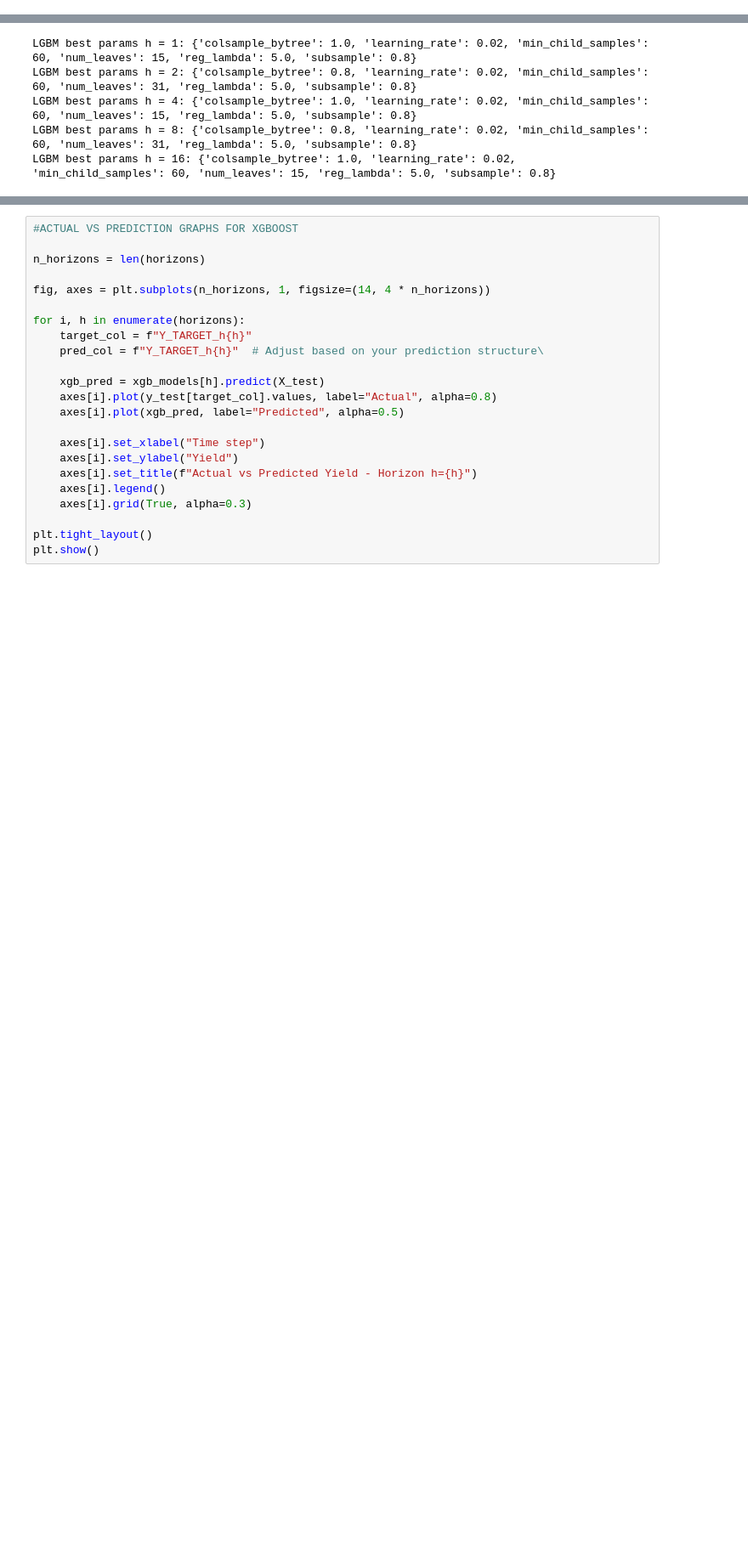
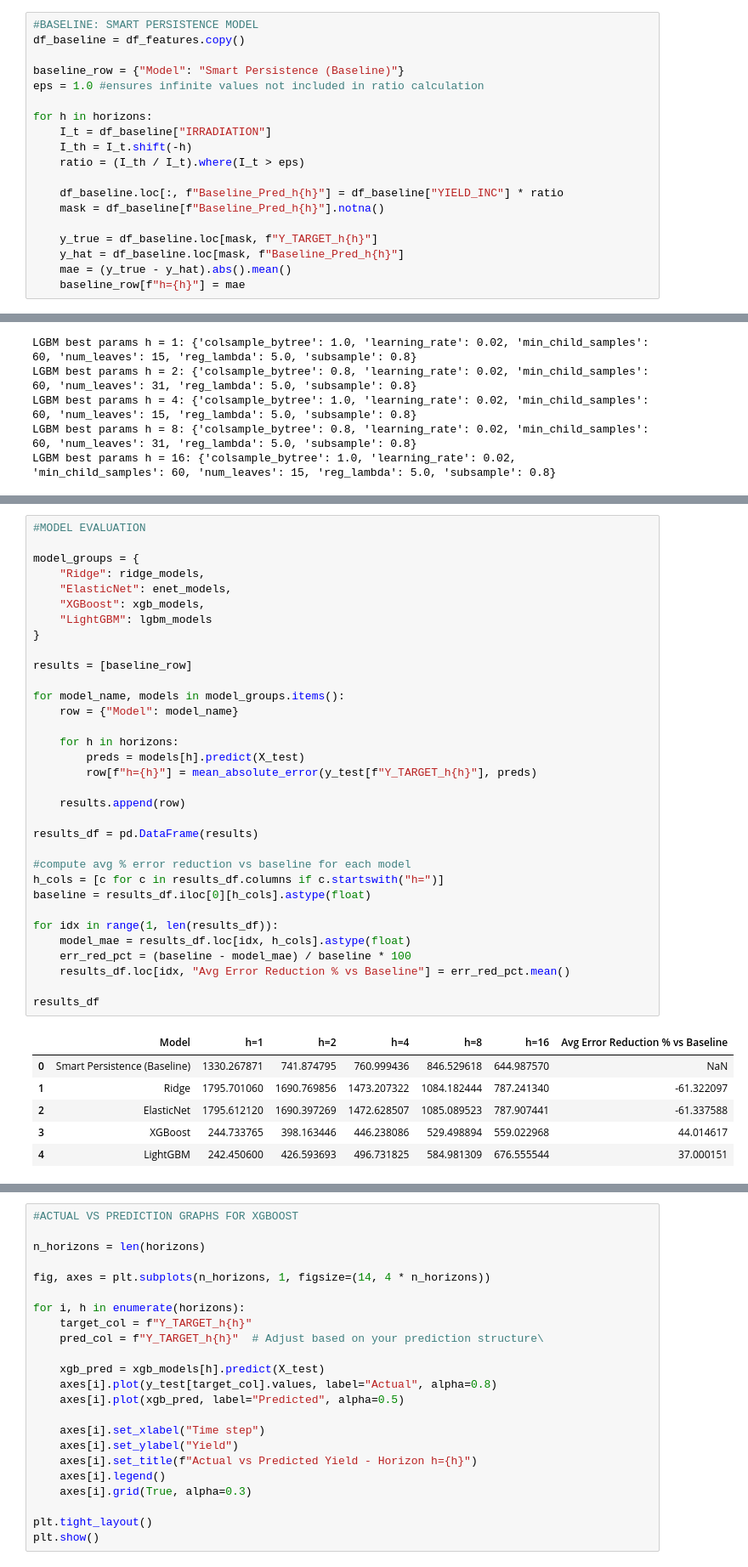
Before and after one commit to bennykn8/HelioCast, a Jupyter notebook: Plant_Model.ipynb, the cells around one changed output, grey strips where cells are left out. Shown at 85% size. Drawn from its saved outputs; the diff is of its cells as text; blank space fills up the shorter version.

Commit message:
added baseline model and comparisons

```diff
--- a/Plant_Model.ipynb
+++ b/Plant_Model.ipynb
@@ -212,6 +212,25 @@ tscv = TimeSeriesSplit(n_splits=5)
 | 7 | 24.873022 | 23.160919 | 0.0 | 1.0 | 1.000000 | 0.442289 | ... |
 | 8 | 24.936930 | 23.026113 | 0.0 | 1.0 | 0.954545 | 0.500000 | ... |
 5 rows × 25 columns
+# %%
+#BASELINE: SMART PERSISTENCE MODEL
+df_baseline = df_features.copy()
+
+baseline_row = {"Model": "Smart Persistence (Baseline)"}
+eps = 1.0 #ensures infinite values not included in ratio calculation
+
+for h in horizons:
+    I_t = df_baseline["IRRADIATION"]
+    I_th = I_t.shift(-h)
+    ratio = (I_th / I_t).where(I_t > eps)
+
+    df_baseline.loc[:, f"Baseline_Pred_h{h}"] = df_baseline["YIELD_INC"] * ratio
+    mask = df_baseline[f"Baseline_Pred_h{h}"].notna()
+
+    y_true = df_baseline.loc[mask, f"Y_TARGET_h{h}"]
+    y_hat = df_baseline.loc[mask, f"Baseline_Pred_h{h}"]
+    mae = (y_true - y_hat).abs().mean()
+    baseline_row[f"h={h}"] = mae
 # %%
 #RIDGE REGRESSION
 
@@ -376,3 +365,43 @@ results_df
+# %%
+#MODEL EVALUATION
+
+model_groups = {
+    "Ridge": ridge_models,
+    "ElasticNet": enet_models,
+    "XGBoost": xgb_models,
+    "LightGBM": lgbm_models
+}
+
+results = [baseline_row]
+
+for model_name, models in model_groups.items():
+    row = {"Model": model_name}
+
+    for h in horizons:
+        preds = models[h].predict(X_test)
+        row[f"h={h}"] = mean_absolute_error(y_test[f"Y_TARGET_h{h}"], preds)
+
+    results.append(row)
+
+results_df = pd.DataFrame(results)
+
+#compute avg % error reduction vs baseline for each model
+h_cols = [c for c in results_df.columns if c.startswith("h=")]
+baseline = results_df.iloc[0][h_cols].astype(float)
+
+for idx in range(1, len(results_df)):
+    model_mae = results_df.loc[idx, h_cols].astype(float)
+    err_red_pct = (baseline - model_mae) / baseline * 100
+    results_df.loc[idx, "Avg Error Reduction % vs Baseline"] = err_red_pct.mean()
+
+results_df
+# %% [output]
+|  | Model | h=1 | h=2 | h=4 | h=8 | h=16 | Avg Error Reduction % vs Baseline |
+| 0 | Smart Persistence (Baseline) | 1330.267871 | 741.874795 | 760.999436 | 846.529618 | 644.987570 | NaN |
+| 1 | Ridge | 1795.701060 | 1690.769856 | 1473.207322 | 1084.182444 | 787.241340 | -61.322097 |
+| 2 | ElasticNet | 1795.612120 | 1690.397269 | 1472.628507 | 1085.089523 | 787.907441 | -61.337588 |
+| 3 | XGBoost | 244.733765 | 398.163446 | 446.238086 | 529.498894 | 559.022968 | 44.014617 |
+| 4 | LightGBM | 242.450600 | 426.593693 | 496.731825 | 584.981309 | 676.555544 | 37.000151 |
 # %%
 #GRAPH PERFORMANCE METRICS
 
```
Also changed, not shown: parts of 3 cells of this notebook.
